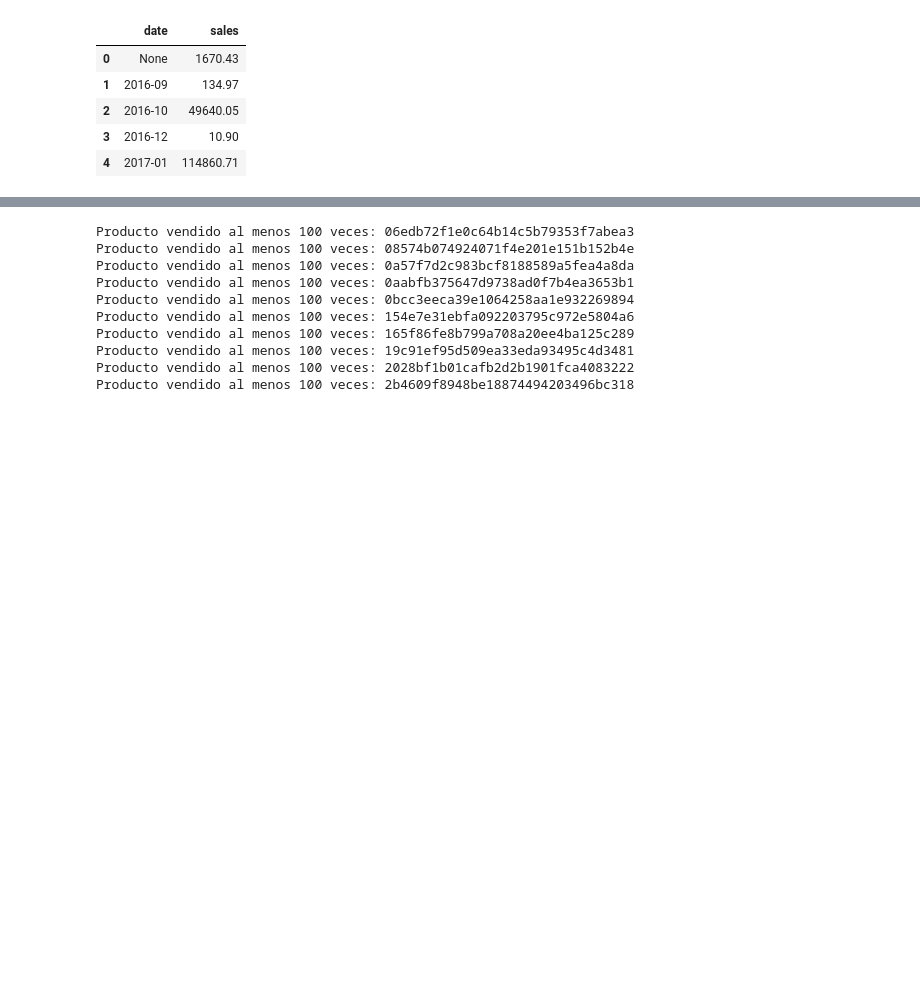
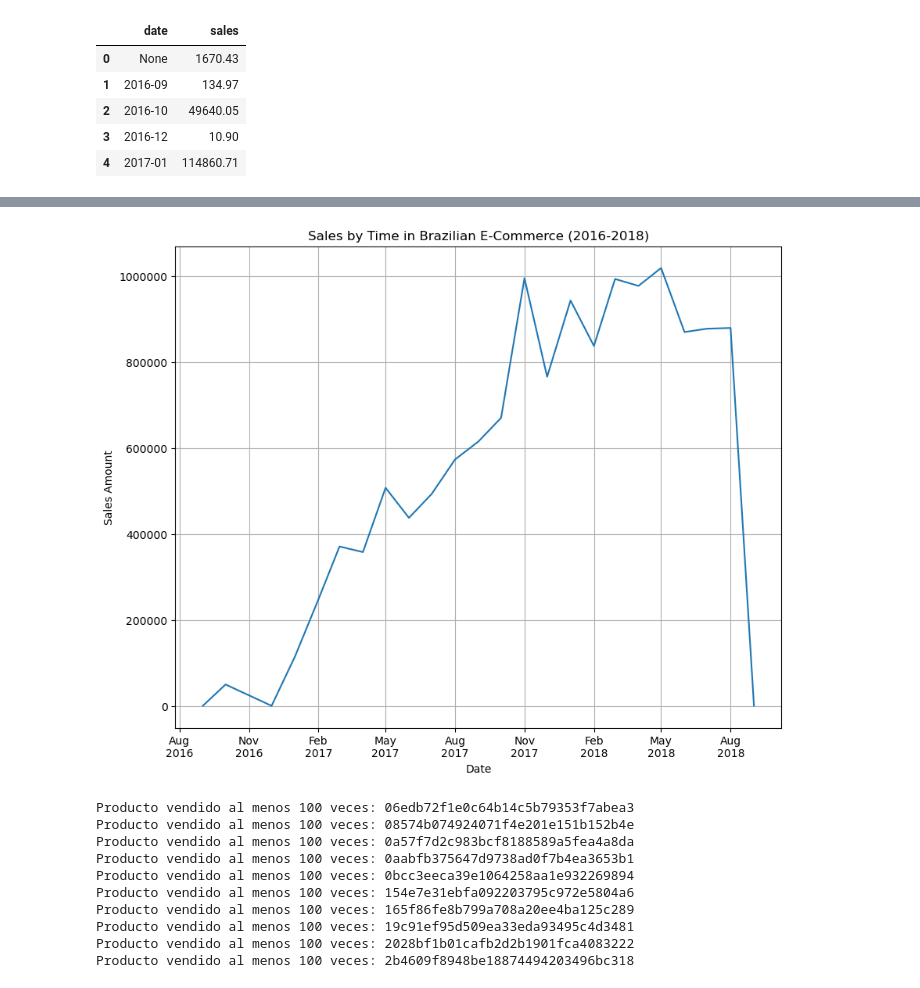
Before and after one commit to xDiegoCruz15/MCD-BDR, a Jupyter notebook: Tarea10.ipynb, the cells around one changed output, grey strips where cells are left out. Saved outputs shown, nothing was run; the diff lists cells and outputs as text; code cells hidden in the pictures; blank space fills up the shorter version.

```diff
--- a/Tarea10.ipynb
+++ b/Tarea10.ipynb
@@ -240,3 +208,23 @@ iplot(plot2)
+# %%
+sales_sum['date'] = pd.to_datetime(sales_sum['date'])
+
+plt.figure(figsize=(10, 8))
+sns.lineplot(x='date', y='sales', data=sales_sum)
+
+
+plt.gca().xaxis.set_major_formatter(mdates.DateFormatter('%b\n%Y'))
+plt.gca().xaxis.set_major_locator(mdates.MonthLocator(interval=3))
+plt.gca().yaxis.get_major_formatter().set_scientific(False)
+
+plt.xlabel('Date')
+plt.ylabel('Sales Amount')
+plt.title('Sales by Time in Brazilian E-Commerce (2016-2018)')
+plt.grid(True)
+
+plt.savefig('nombre_del_archivo.png')
+plt.show()
+# %% [output]
+[figure, added]
 # %%
 # Crear un objeto cursor
 cursor = conn.cursor()
```
Also changed, not shown: parts of 6 cells of this notebook.
